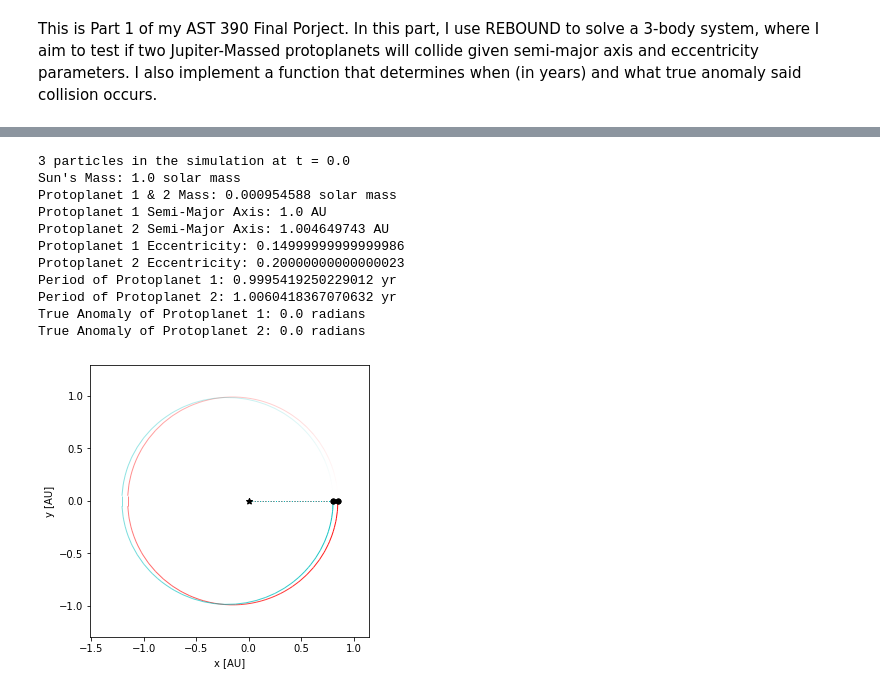
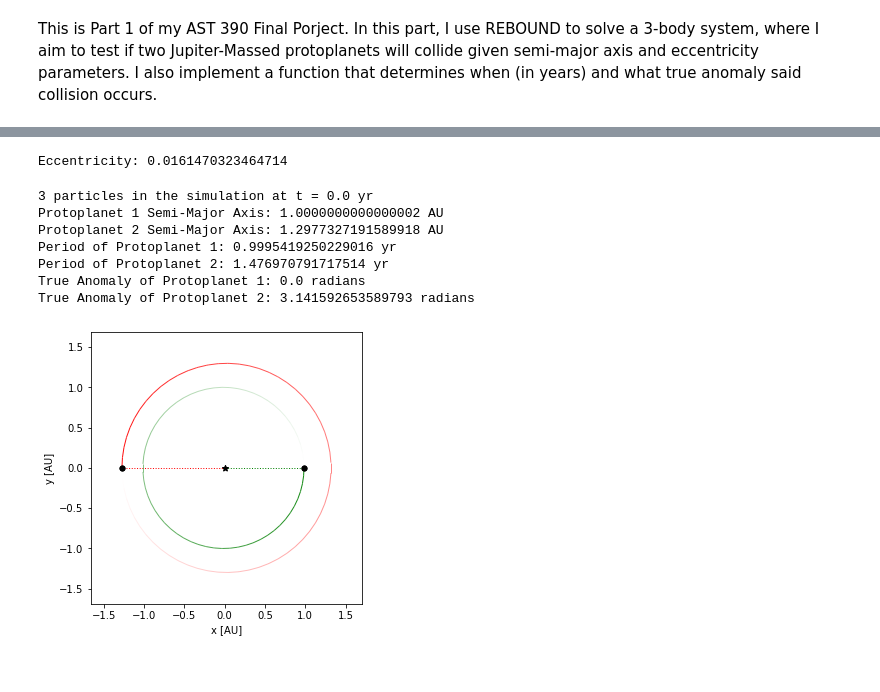
Before and after one commit to SudatKhan/astro_390, a Jupyter notebook: AST390_FINALPROJECT.ipynb, the cells around one changed output, grey strips where cells are left out. Drawn from its saved outputs; the diff is of its cells as text; code cells hidden in the pictures.

```diff
--- a/AST390_FINALPROJECT.ipynb
+++ b/AST390_FINALPROJECT.ipynb
@@ -17,50 +22,55 @@ e2 = float(input('Enter eccentricity of the second protoplanet: ')) #Used value
+# %%
+smass = 1.0 #in Solar Mass units
+jmass = 0.000954588 #Jupiter Mass in Solar Mass units
+e = Symbol('e')
+e = solve(2.40*(2.0*jmass)**(1./3.) - (((8./3.)*(e**2 + e**2) + 9*(jmass)**(2./3.)))**(1./2.), e)
+if len(e) == 2:
+    e = e[1]
+    print(f"Eccentricity: {e}")
+else:
+    e = e[0]
+    print(f"Eccentricity: {e}")
+# %% [output]
+Eccentricity: 0.0161470323464714
 # %%
 '''Set-Up Initial Conditions'''
-def setupSimulation(mass,s1,s2,e1,e2):
+def setupSimulation():
     sim = rebound.Simulation()
     sim.integrator = 'ias15'
-    sim.units = ('yr','AU','Msun')
-    sim.add(m = 1.0)
-    sim.add(m = mass, a= s1, e = e1, r = s1*(1-e1)*np.sqrt(mass/3))
-    sim.add(m = mass, a= s2, e= e2,  r = s2*(1-e2)*np.sqrt(mass/3))
+    sim.units = ('yr','au','solarmass')
+    hill_radius = 1.0*(1-e)*(jmass / (3.0 * smass))**(1.0/3.0)
+    sim.add(m = smass)
+    sim.add(m = jmass, a= 1.0, e = e, r = hill_radius)
+    sim.add(m = jmass, a= 1.0 + (((8./3.)*(e**2 + e**2) + 9*(jmass)**(2./3.)))**(1./2.), e= e,  r = hill_radius, omega = np.pi)
     sim.move_to_com()
     return sim
 # %%
 '''Conditions before collision'''
-sim = setupSimulation(mass,s1,s2,e1,e2)
-
-
+sim = setupSimulation()
+tmax = 5e3
 system_mass1 = np.array([i.m for i in sim.particles])
 period1 = np.array([i.P for i in sim.calculate_orbits()])
-trueanomaly1 = np.array([i.f for i in sim.calculate_orbits()])
+omega1 = np.array([i.omega for i in sim.calculate_orbits()])
 p1 = period1[0]
 p2 = period1[1]
-f1 = trueanomaly1[0]
-f2 = trueanomaly1[1]
+w1 = omega1[0]
+w2 = omega1[1]
 
-print(f'{sim.N} particles in the simulation at t = {sim.t}')
-print(f"Sun's Mass: {system_mass1[0]} solar mass")
-print(f"Protoplanet 1 & 2 Mass: {system_mass1[1]} solar mass")
-print(f"Protoplanet 1 Semi-Major Axis: {s1} AU")
-print(f"Protoplanet 2 Semi-Major Axis: {s2} AU")
-print(f"Protoplanet 1 Eccentricity: {sim.calculate_orbits()[0].e}")
-print(f"Protoplanet 2 Eccentricity: {sim.calculate_orbits()[1].e}")
+print(f'{sim.N} particles in the simulation at t = {sim.t} yr')
+print(f"Protoplanet 1 Semi-Major Axis: {sim.calculate_orbits()[0].a} AU")
+print(f"Protoplanet 2 Semi-Major Axis: {sim.calculate_orbits()[1].a} AU")
 print(f'Period of Protoplanet 1: {p1} yr')
 print(f'Period of Protoplanet 2: {p2} yr')
-print(f"True Anomaly of Protoplanet 1: {f1} radians")
-print(f"True Anomaly of Protoplanet 2: {f2} radians")
+print(f"True Anomaly of Protoplanet 1: {w1} radians")
+print(f"True Anomaly of Protoplanet 2: {w2} radians")
 
-fig = rebound.OrbitPlot(sim, unitlabel='[AU]', color=True, periastron=True)
+fig = rebound.OrbitPlot(sim, unitlabel='[AU]', color=['green', 'red'], periastron=True)
 # %% [output]
-3 particles in the simulation at t = 0.0
-Sun's Mass: 1.0 solar mass
-Protoplanet 1 & 2 Mass: 0.000954588 solar mass
-Protoplanet 1 Semi-Major Axis: 1.0 AU
-Protoplanet 2 Semi-Major Axis: 1.004649743 AU
-Protoplanet 1 Eccentricity: 0.14999999999999986
-Protoplanet 2 Eccentricity: 0.20000000000000023
-Period of Protoplanet 1: 0.9995419250229012 yr
-Period of Protoplanet 2: 1.0060418367070632 yr
+3 particles in the simulation at t = 0.0 yr
+Protoplanet 1 Semi-Major Axis: 1.0000000000000002 AU
+Protoplanet 2 Semi-Major Axis: 1.2977327191589918 AU
+Period of Protoplanet 1: 0.9995419250229016 yr
+Period of Protoplanet 2: 1.476970791717514 yr
 True Anomaly of Protoplanet 1: 0.0 radians
-True Anomaly of Protoplanet 2: 0.0 radians
+True Anomaly of Protoplanet 2: 3.141592653589793 radians
-[figure, old version]
+[figure, new version]
```
Also changed, not shown: parts of 13 cells of this notebook.
